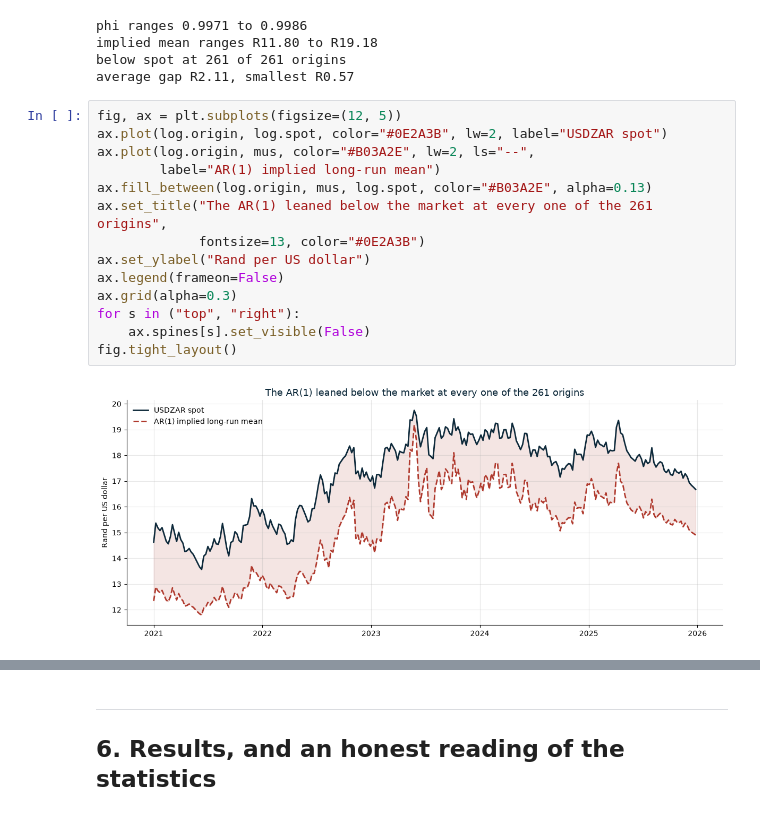
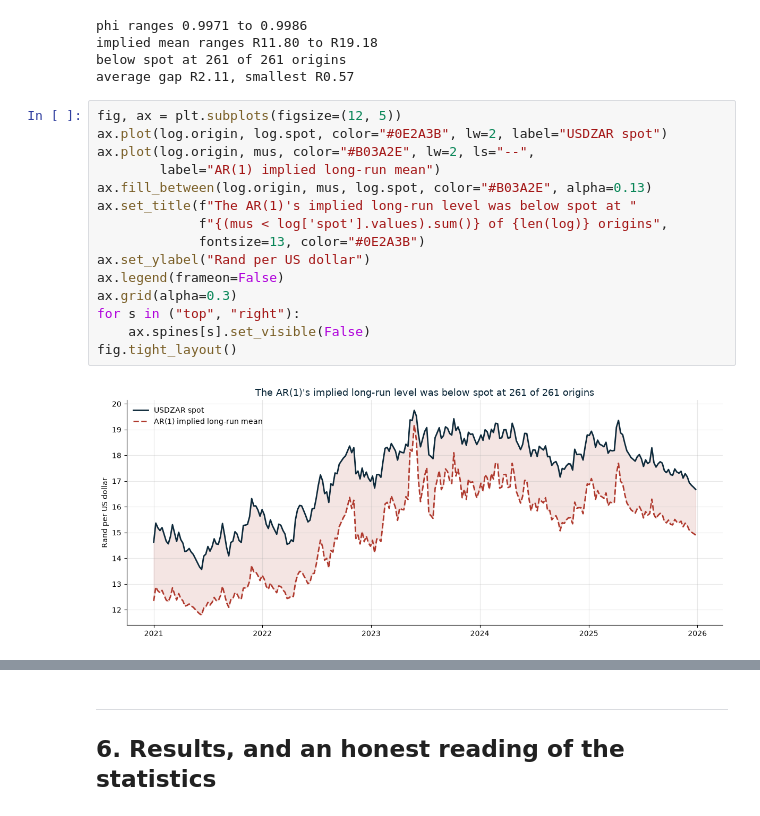
Before and after one commit to Aakashanil67/usdzar-forecasting, a Jupyter notebook: notebooks/walkthrough.ipynb, the cells around one changed output, grey strips where cells are left out. Drawn from its saved outputs; the diff is of its cells as text.

```diff
--- a/notebooks/walkthrough.ipynb
+++ b/notebooks/walkthrough.ipynb
@@ -193,16 +202,17 @@ average gap R2.11, smallest R0.57
 # %%
 fig, ax = plt.subplots(figsize=(12, 5))
 ax.plot(log.origin, log.spot, color="#0E2A3B", lw=2, label="USDZAR spot")
 ax.plot(log.origin, mus, color="#B03A2E", lw=2, ls="--",
         label="AR(1) implied long-run mean")
 ax.fill_between(log.origin, mus, log.spot, color="#B03A2E", alpha=0.13)
-ax.set_title("The AR(1) leaned below the market at every one of the 261 origins",
+ax.set_title(f"The AR(1)'s implied long-run level was below spot at "
+             f"{(mus < log['spot'].values).sum()} of {len(log)} origins",
              fontsize=13, color="#0E2A3B")
 ax.set_ylabel("Rand per US dollar")
 ax.legend(frameon=False)
 ax.grid(alpha=0.3)
 for s in ("top", "right"):
     ax.spines[s].set_visible(False)
 fig.tight_layout()
 # %% [output]
-[figure, old version]
+[figure, new version]
```
Also changed, not shown: parts of 20 cells of this notebook, 26 other files.
